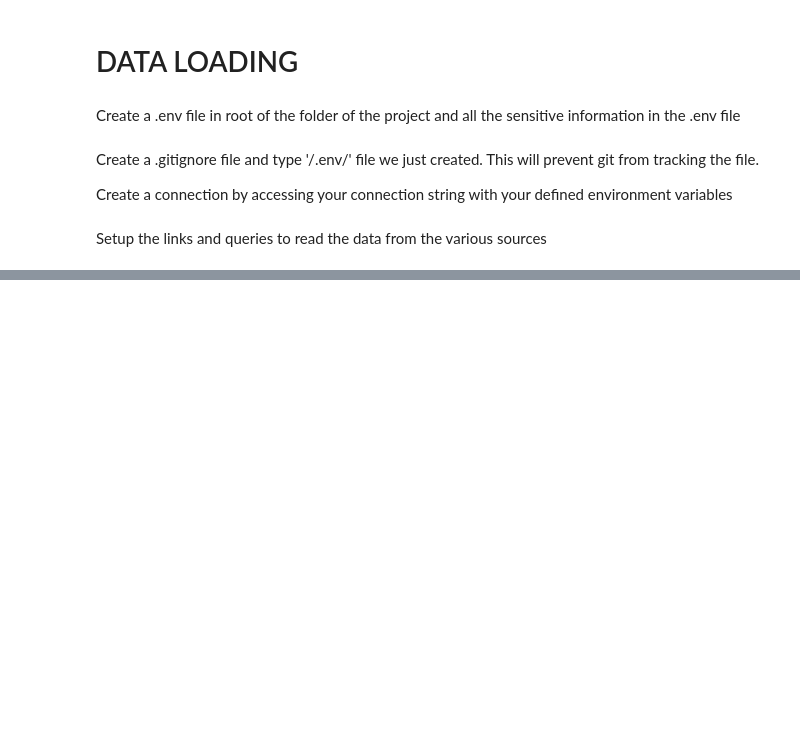
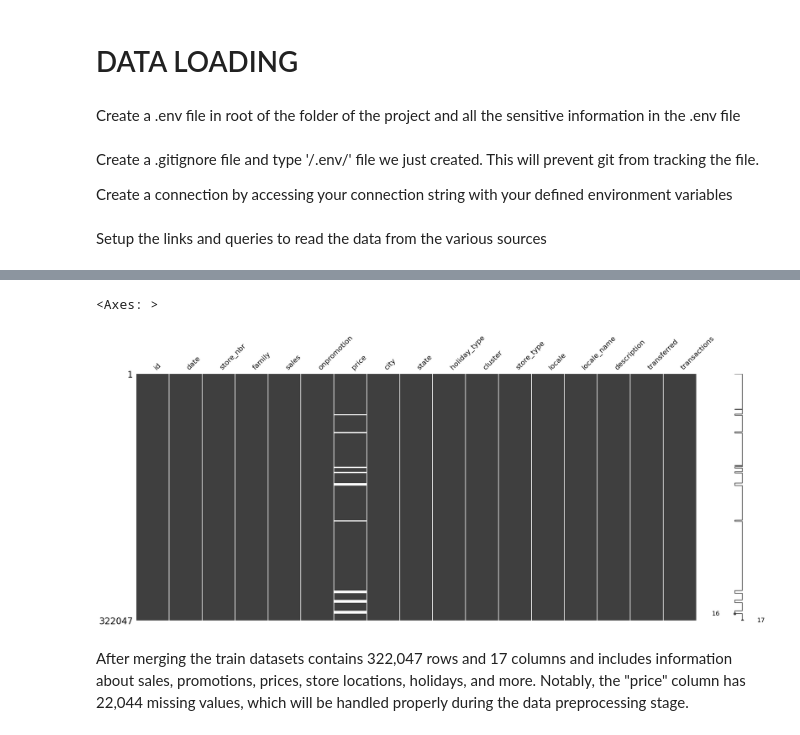
Before and after one commit to snyamson/LP3-Super-Store-Time-Series-Forecasting, a Jupyter notebook: code/lp3 - super store time series forecasting.ipynb, the cells around one changed output, grey strips where cells are left out. Drawn from its saved outputs; the diff is of its cells as text; code cells hidden in the pictures; blank space fills up the shorter version.

Commit message:
Complete merging of the other datasets with the train

```diff
--- a/code/lp3 - super store time series forecasting.ipynb
+++ b/code/lp3 - super store time series forecasting.ipynb
@@ -72,0 +418,3 @@ test = pd.read_csv('./data/test.csv', parse_dates=['date'])
+# %%
+# Rename the "dcoilwtico" column to "price"
+oil.rename(columns={'dcoilwtico': 'price'}, inplace=True)
@@ -72,0 +539,9 @@ test = pd.read_csv('./data/test.csv', parse_dates=['date'])
+# %%
+# Merge the Oil data to the Train and Test
+train = train.merge(oil, on=['date'])
+test = test.merge(oil, on=['date'])
+# %%
+# Merge holidays events, stores and transactions to the Train
+train = train.merge(stores, on=['store_nbr'])
+train = train.merge(holidays_events, on=['date'])
+train = train.merge(transactions, on=['date', 'store_nbr'])
@@ -72,0 +565,3 @@ test = pd.read_csv('./data/test.csv', parse_dates=['date'])
+# %%
+# Rename the type_x and type_y
+train.rename(columns={'type_x': 'holiday_type', 'type_y': 'store_type'}, inplace=True)
@@ -72,0 +590,8 @@ test = pd.read_csv('./data/test.csv', parse_dates=['date'])
+# %%
+# Visualize the missing values
+msno.matrix(train)
+# %% [output]
+<Axes: >
+[figure, added]
+# %% [markdown]
+After merging the train datasets contains 322,047 rows and 17 columns and includes information about sales, promotions, prices, store locations, holidays, and more. Notably, the "price" column has 22,044 missing values, which will be handled properly during the data preprocessing stage.
```
Also changed, not shown: parts of 40 cells of this notebook.
